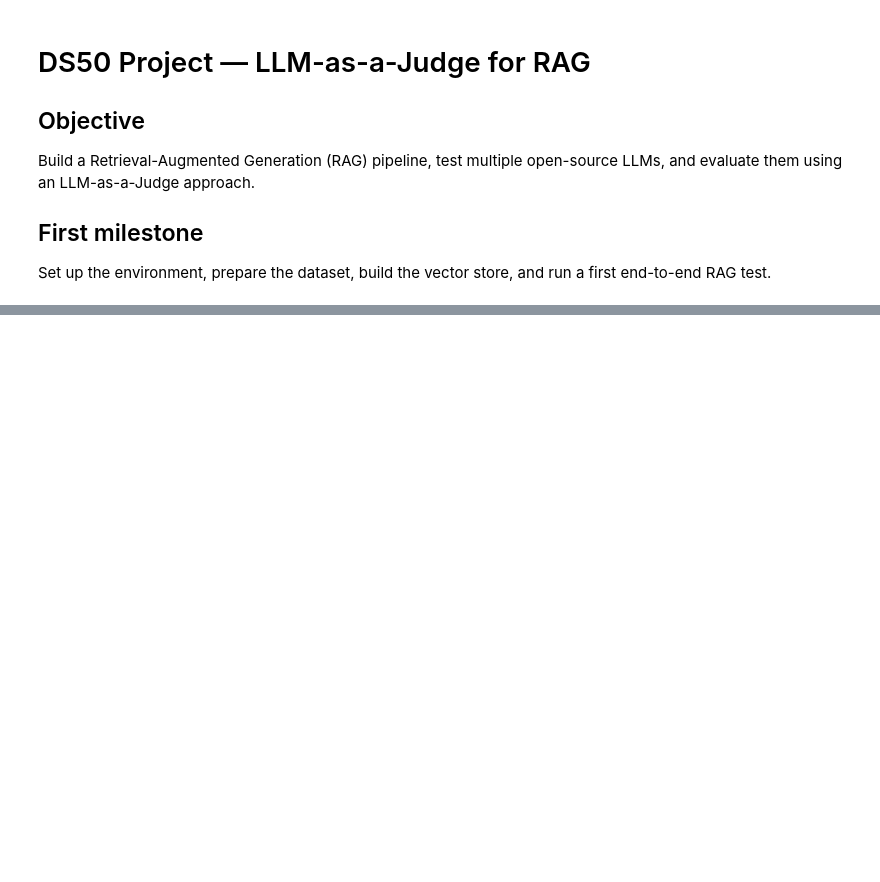
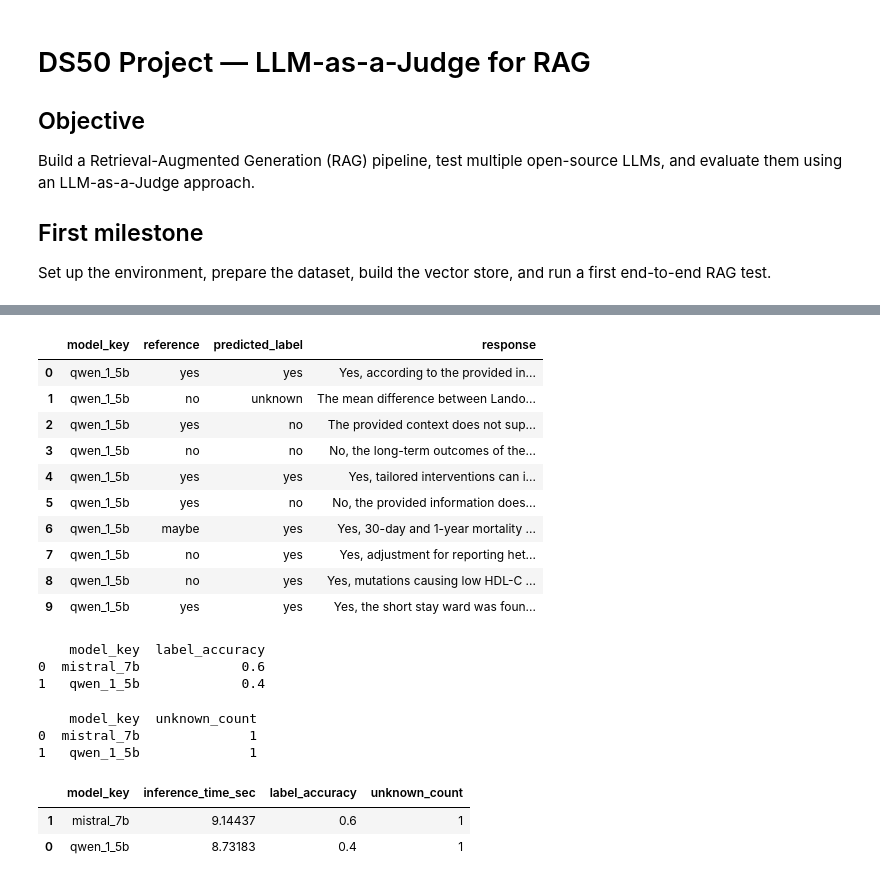
Before and after one commit to mortadarammal/LLM-as-a-Judge, a Jupyter notebook: RAG.ipynb, the cells around one changed output, grey strips where cells are left out. Saved outputs shown, nothing was run; the diff lists cells and outputs as text; code cells hidden in the pictures; blank space fills up the shorter version.

```diff
--- a/RAG.ipynb
+++ b/RAG.ipynb
@@ -25,0 +323,73 @@ Set up the environment, prepare the dataset, build the vector store, and run a f
+# %%
+def extract_label(text):
+    text_lower = str(text).lower().strip()
+
+    if text_lower.startswith("yes"):
+        return "yes"
+    elif text_lower.startswith("no"):
+        return "no"
+    elif text_lower.startswith("maybe"):
+        return "maybe"
+    else:
+        if " yes" in text_lower:
+            return "yes"
+        elif " no" in text_lower:
+            return "no"
+        elif "maybe" in text_lower:
+            return "maybe"
+        else:
+            return "unknown"
+
+eval_df["predicted_label"] = eval_df["response"].apply(extract_label)
+
+eval_df[["model_key", "reference", "predicted_label", "response"]].head(10)
+# %% [output]
+|  | model_key | reference | predicted_label | response |
+| 0 | qwen_1_5b | yes | yes | Yes, according to the provided in... |
+| 1 | qwen_1_5b | no | unknown | The mean difference between Lando... |
+| 2 | qwen_1_5b | yes | no | The provided context does not sup... |
+| 3 | qwen_1_5b | no | no | No, the long-term outcomes of the... |
+| 4 | qwen_1_5b | yes | yes | Yes, tailored interventions can i... |
+| 5 | qwen_1_5b | yes | no | No, the provided information does... |
+| 6 | qwen_1_5b | maybe | yes | Yes, 30-day and 1-year mortality ... |
+| 7 | qwen_1_5b | no | yes | Yes, adjustment for reporting het... |
+| 8 | qwen_1_5b | no | yes | Yes, mutations causing low HDL-C ... |
+| 9 | qwen_1_5b | yes | yes | Yes, the short stay ward was foun... |
+# %%
+eval_df["is_correct_label"] = eval_df["predicted_label"] == eval_df["reference"]
+
+label_accuracy = (
+    eval_df.groupby("model_key")["is_correct_label"]
+    .mean()
+    .reset_index()
+    .rename(columns={"is_correct_label": "label_accuracy"})
+)
+
+print(label_accuracy)
+# %% [output]
+    model_key  label_accuracy
+0  mistral_7b             0.6
+1   qwen_1_5b             0.4
+# %%
+unknown_counts = (
+    eval_df.groupby("model_key")["predicted_label"]
+    .apply(lambda x: (x == "unknown").sum())
+    .reset_index(name="unknown_count")
+)
+
+print(unknown_counts)
+# %% [output]
+    model_key  unknown_count
+0  mistral_7b              1
+1   qwen_1_5b              1
+# %%
+summary_df = pd.merge(time_comparison, label_accuracy, on="model_key", how="left")
+summary_df = pd.merge(summary_df, unknown_counts, on="model_key", how="left")
+
+summary_df = summary_df.sort_values(by=["label_accuracy", "inference_time_sec"], ascending=[False, True])
+
+summary_df
+# %% [output]
+|  | model_key | inference_time_sec | label_accuracy | unknown_count |
+| 1 | mistral_7b | 9.14437 | 0.6 | 1 |
+| 0 | qwen_1_5b | 8.73183 | 0.4 | 1 |
```
Also changed, not shown: parts of 15 cells of this notebook.
